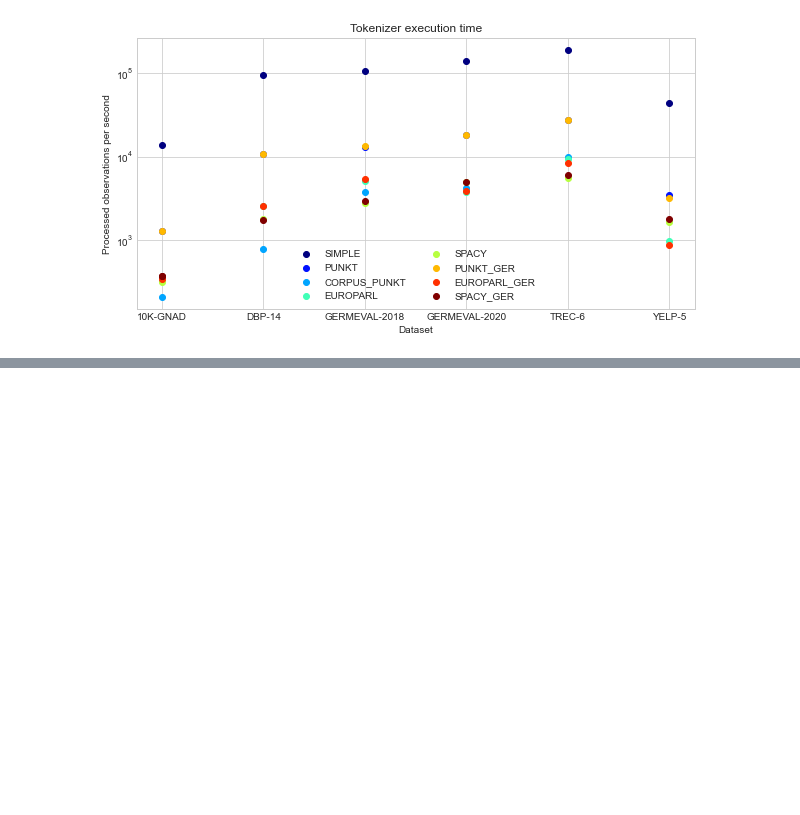
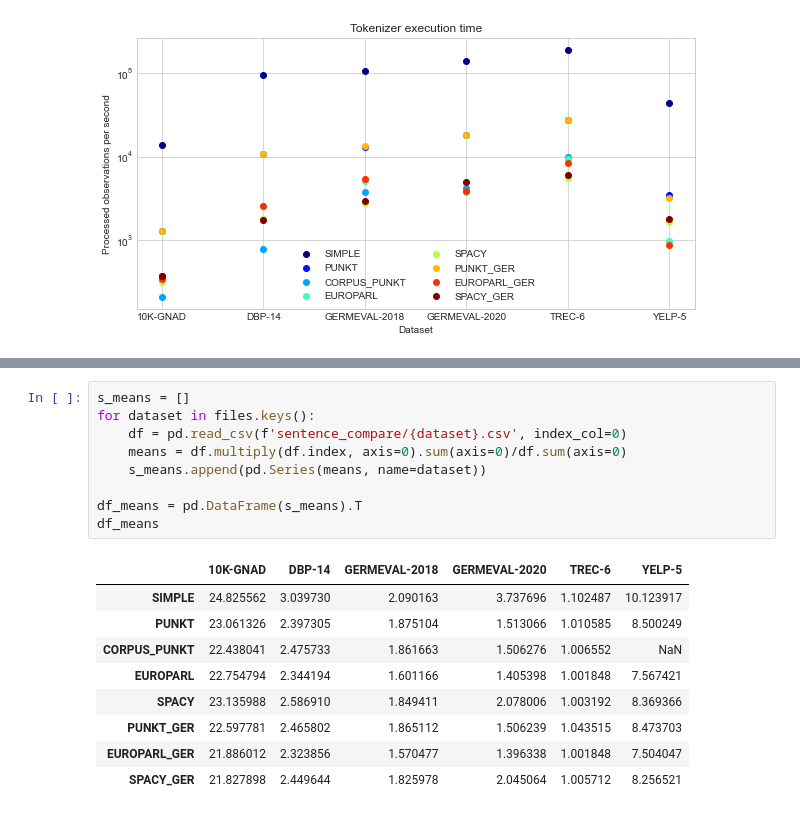
Before and after one commit to freecraver/zimp_experiments, a Jupyter notebook: pos/sentence_count.ipynb, the cells around one changed output, grey strips where cells are left out. Saved outputs shown, nothing was run; the diff lists cells and outputs as text; blank space fills up the shorter version.

```diff
--- a/pos/sentence_count.ipynb
+++ b/pos/sentence_count.ipynb
@@ -245,0 +274,19 @@ plt.show()
+# %%
+s_means = []
+for dataset in files.keys():
+    df = pd.read_csv(f'sentence_compare/{dataset}.csv', index_col=0)
+    means = df.multiply(df.index, axis=0).sum(axis=0)/df.sum(axis=0)
+    s_means.append(pd.Series(means, name=dataset))
+
+df_means = pd.DataFrame(s_means).T
+df_means
+# %% [output]
+|  | 10K-GNAD | DBP-14 | GERMEVAL-2018 | GERMEVAL-2020 | TREC-6 | YELP-5 |
+| SIMPLE | 24.825562 | 3.039730 | 2.090163 | 3.737696 | 1.102487 | 10.123917 |
+| PUNKT | 23.061326 | 2.397305 | 1.875104 | 1.513066 | 1.010585 | 8.500249 |
+| CORPUS_PUNKT | 22.438041 | 2.475733 | 1.861663 | 1.506276 | 1.006552 | NaN |
+| EUROPARL | 22.754794 | 2.344194 | 1.601166 | 1.405398 | 1.001848 | 7.567421 |
+| SPACY | 23.135988 | 2.586910 | 1.849411 | 2.078006 | 1.003192 | 8.369366 |
+| PUNKT_GER | 22.597781 | 2.465802 | 1.865112 | 1.506239 | 1.043515 | 8.473703 |
+| EUROPARL_GER | 21.886012 | 2.323856 | 1.570477 | 1.396338 | 1.001848 | 7.504047 |
+| SPACY_GER | 21.827898 | 2.449644 | 1.825978 | 2.045064 | 1.005712 | 8.256521 |
```
Also changed, not shown: parts of 2 cells of this notebook, 2 other files.
